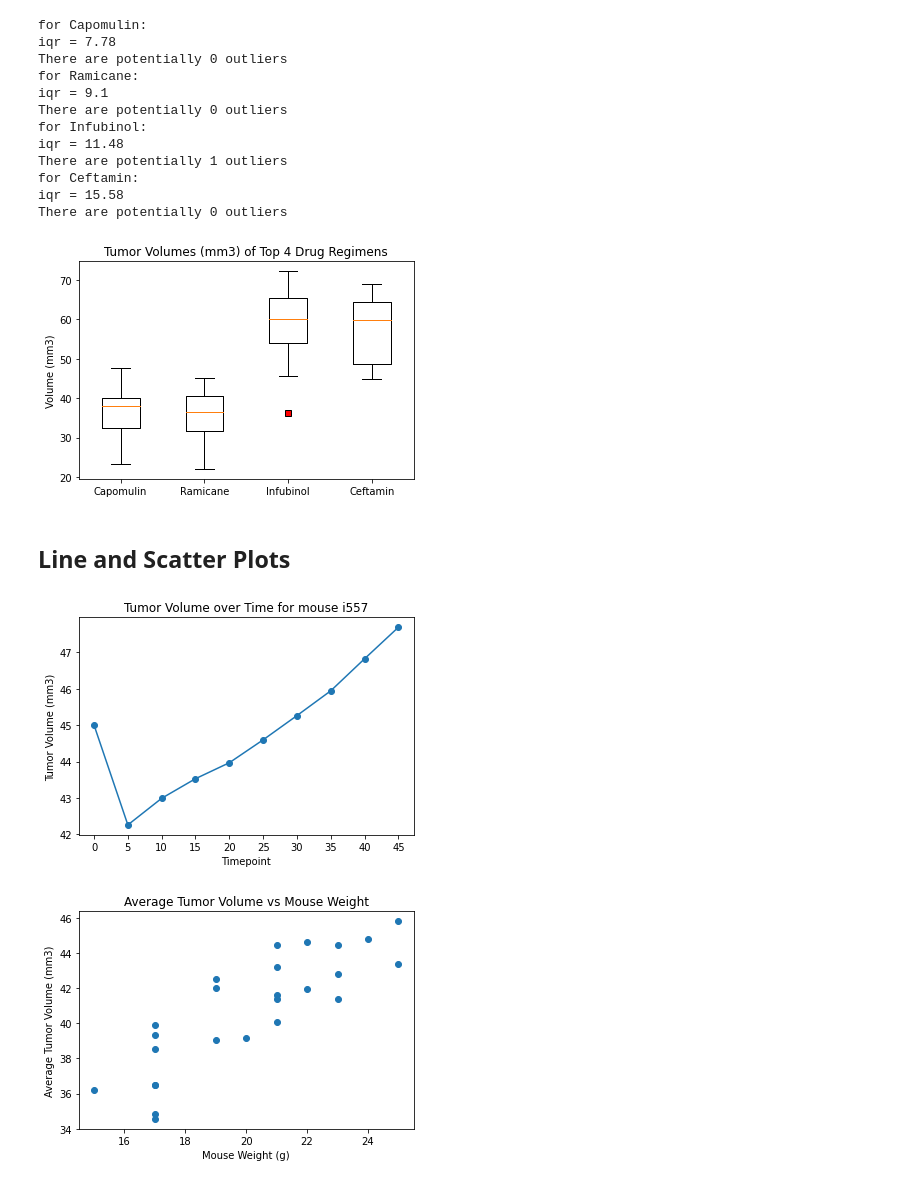
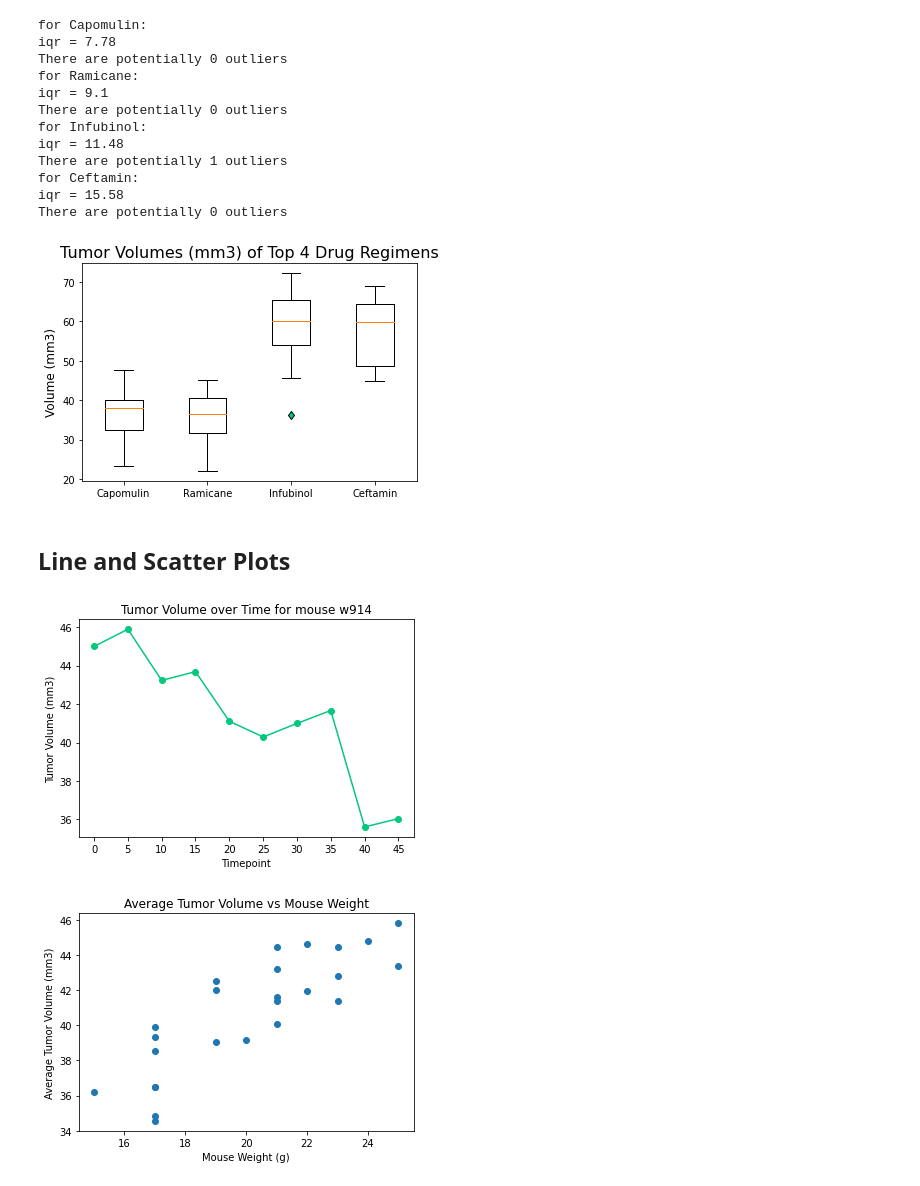
Before and after one commit to danijmartin/matplotlib-challenge, a Jupyter notebook: pymaceuticals.ipynb, the cells around one changed output. Saved outputs shown, nothing was run; the diff lists cells and outputs as text; code cells hidden in the pictures.

Commit message:
updated box and line plots formatting

```diff
--- a/pymaceuticals.ipynb
+++ b/pymaceuticals.ipynb
@@ -234,13 +235,13 @@ iqr = 15.58
 There are potentially 0 outliers
 # %%
 # Generate a box plot of the final tumor volume of each mouse across four regimens of interest
-red_square = dict(markerfacecolor='r', marker='s')
+red_square = dict(markerfacecolor='#03C87E', marker='d')
+plt.title('Tumor Volumes (mm3) of Top 4 Drug Regimens', fontsize=16)
+plt.ylabel('Volume (mm3)', fontsize=12)
 plt.boxplot(max_tumors, labels = drug_list, flierprops=red_square)
-plt.title('Tumor Volumes (mm3) of Top 4 Drug Regimens')
-plt.ylabel('Volume (mm3)')
 plt.show()
 # %% [output]
-[figure, old version]
+[figure, new version]
 # %% [markdown]
 ## Line and Scatter Plots
 # %%
@@ -250,14 +251,14 @@ capomulin = combined_data.loc[combined_data['Drug Regimen']=='Capomulin']
 rand_mouse = choice(capomulin['Mouse ID'].unique())
 capomulin_mouse = capomulin.loc[combined_data['Mouse ID'] == rand_mouse]
 
-plt.plot(capomulin_mouse.Timepoint, capomulin_mouse['Tumor Volume (mm3)'], marker='o')
 plt.title(f'Tumor Volume over Time for mouse {rand_mouse}')
 plt.xlabel('Timepoint')
 plt.ylabel('Tumor Volume (mm3)')
+plt.plot(capomulin_mouse.Timepoint, capomulin_mouse['Tumor Volume (mm3)'], color='#03C87E', marker='o')
 plt.xticks(np.arange(0,50, 5))
 plt.show()
 # %% [output]
-[figure, old version]
+[figure, new version]
 # %%
 # Generate a scatter plot of average tumor volume vs. mouse weight for the Capomulin regimen
 
```
Also changed, not shown: parts of 3 cells of this notebook.
